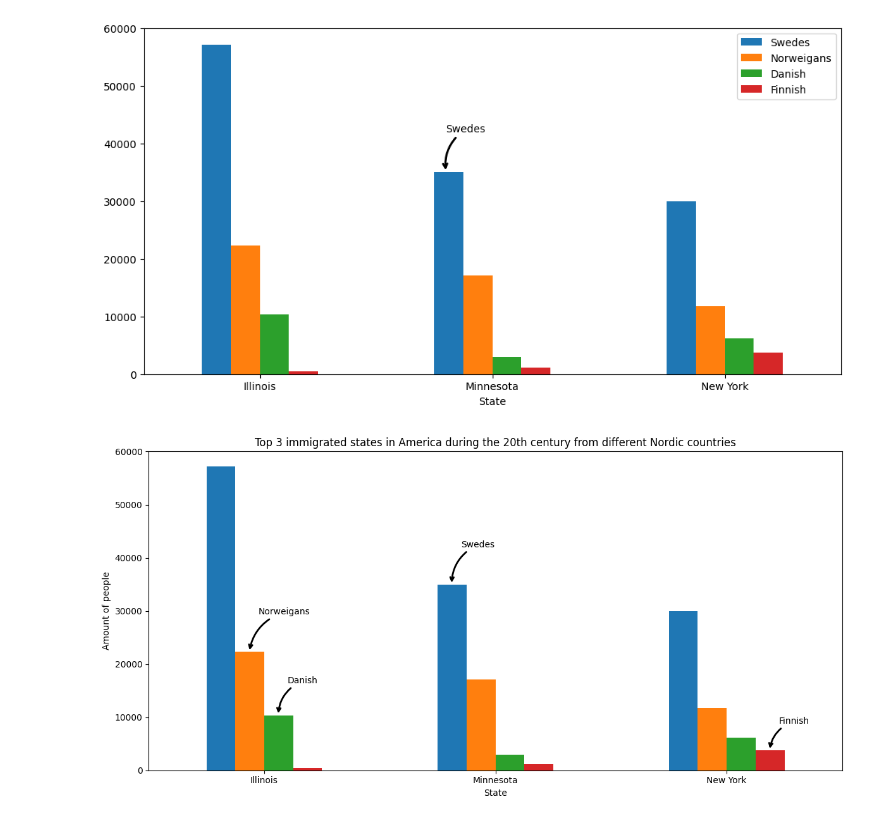
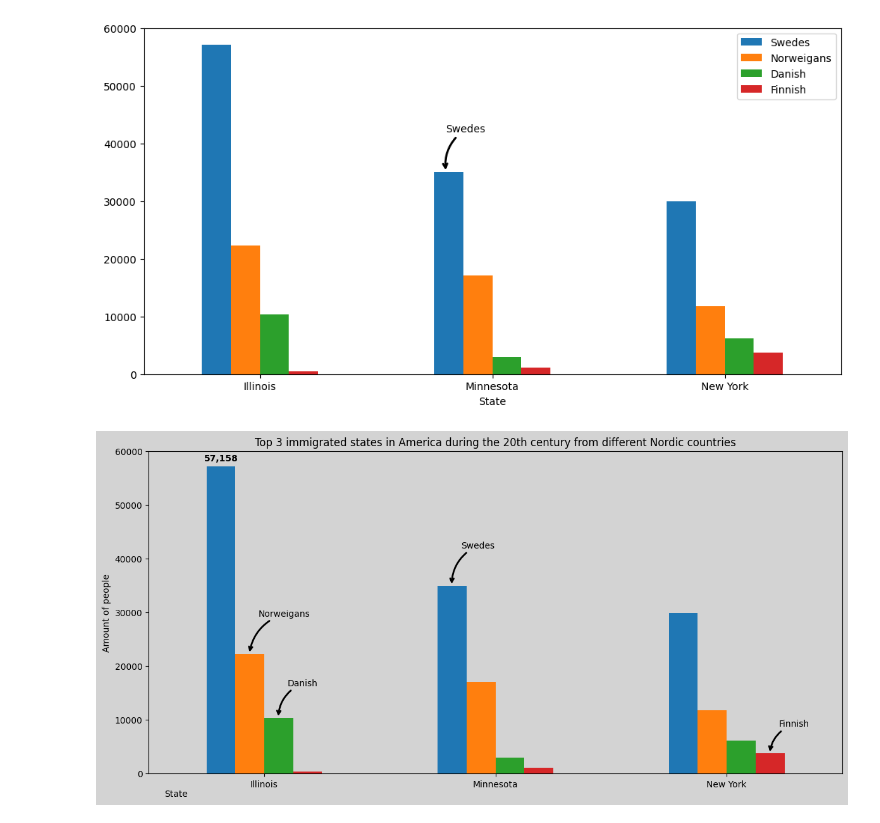
Before and after one commit to fredrikkron/data-visualization-fredrik-kron-de24, a Jupyter notebook: code_alongs/03_matplotlib_annotations/matplotlib_annotations.ipynb, the cells around one changed output. Saved outputs shown, nothing was run; the diff lists cells and outputs as text; code cells hidden in the pictures.

Commit message:
exploring in plotting

```diff
--- a/code_alongs/03_matplotlib_annotations/matplotlib_annotations.ipynb
+++ b/code_alongs/03_matplotlib_annotations/matplotlib_annotations.ipynb
@@ -204,32 +204,45 @@ def annotate_nordic(bar_artist, text, x_offset, y_offset):
     arrowprops = dict(
         arrowstyle="->",
         linewidth=2,
         connectionstyle=f"arc3,rad={rad}"
     )
 
     ax.annotate(
         text=text,
         xy=xy,
         xytext=xytext,
         arrowprops=arrowprops,
     )
 
 
 annotate_nordic(swede_bars[1], "Swedes", 0.1, 7000)
 annotate_nordic(norweigan_bars[0], "Norweigans", 0.1, 7000)
 annotate_nordic(danish_bars[0], "Danish", 0.1, 6000)
 annotate_nordic(finnish_bars[2], "Finnish", 0.1, 5000)
+
+value_bar = swede_bars[0]
+# Add a label on top
+x = value_bar.get_x() + value_bar.get_width() / 2
+y = value_bar.get_height()
+ax.text(x, y + 1000, f"{int(y):,}", ha='center', fontsize=10, fontweight='bold')
+
 plt.title("Top 3 immigrated states in America during the 20th century from different Nordic countries")
+plt.legend().remove()
 plt.ylabel("Amount of people")
-plt.legend().remove()
+ax.set_facecolor("lightgrey")
+fig.patch.set_facecolor("lightgrey")
+ax.set_xlabel("State")
+ax.xaxis.set_label_coords(0.04, -0.05)
+
+
 fig = ax.get_figure()
 fig.tight_layout()
 fig.savefig("figures/nordic_immigration_to_United_States.png")
 
 
 # draw other annotations
 # add labels and title
 # remove legend
 # save the figure
 # %% [output]
-[figure, old version]
+[figure, new version]
```
Also changed, not shown: 1 other file.
